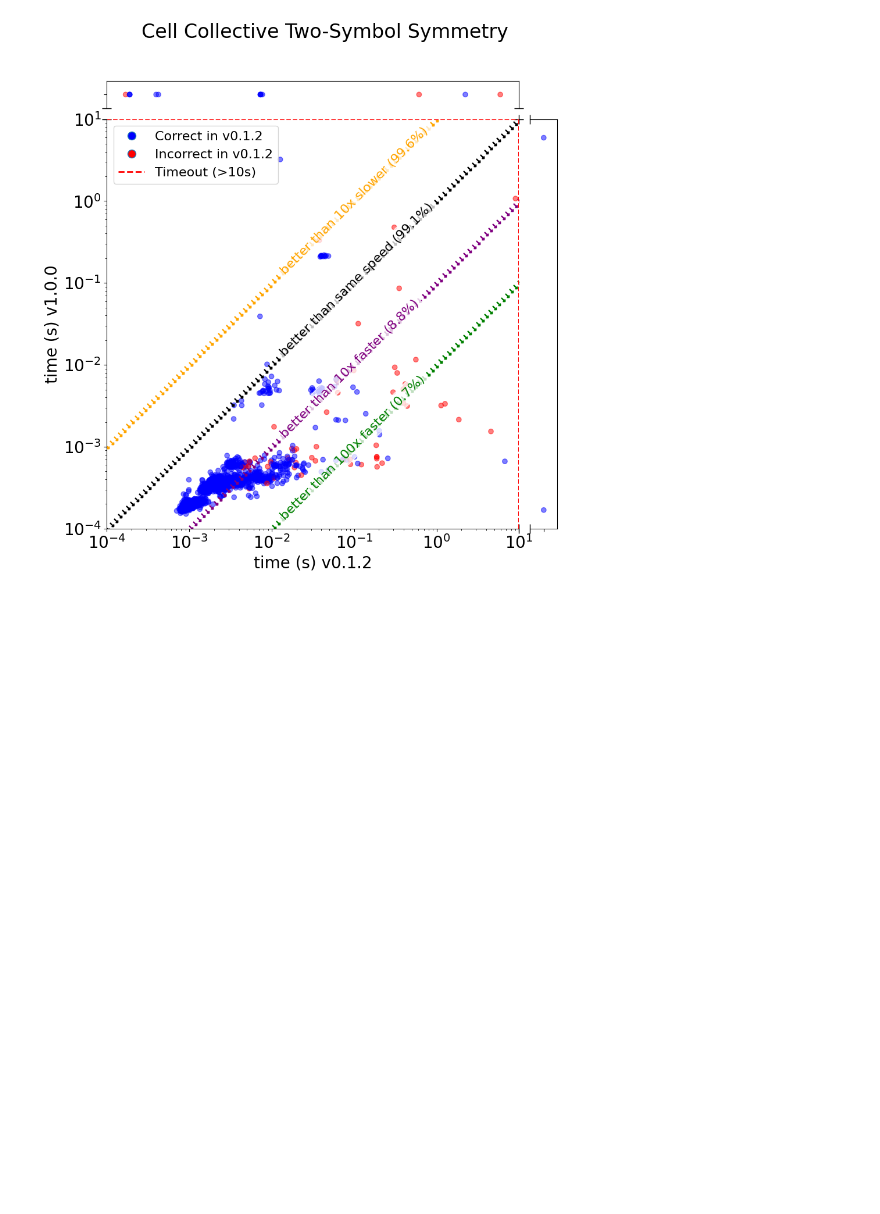
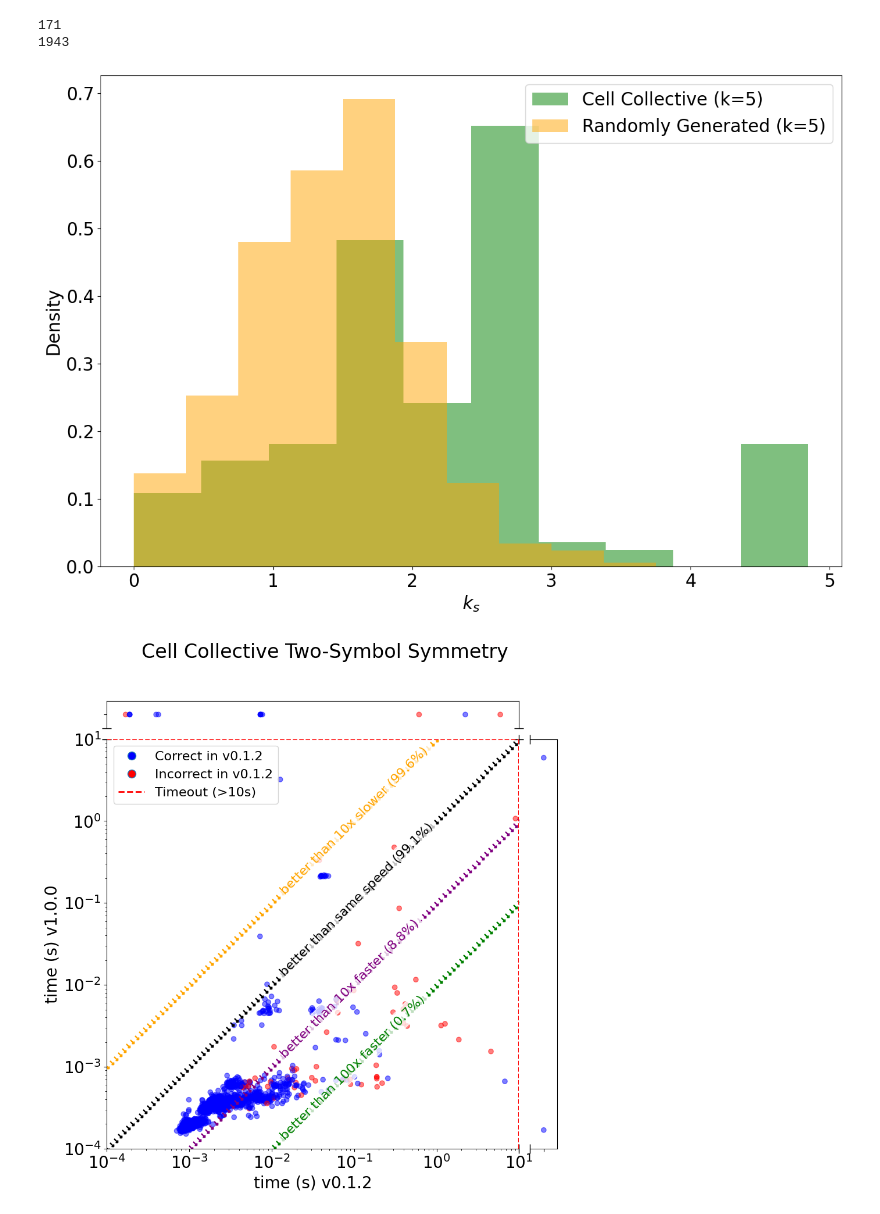
Before and after one commit to CASCI-lab/symmetryInCellCollective, a Jupyter notebook: plots.ipynb, the cells around one changed output. Drawn from its saved outputs; the diff is of its cells as text; code cells hidden in the pictures; blank space fills up the shorter version.

Commit message:
made a new histogram

```diff
--- a/plots.ipynb
+++ b/plots.ipynb
@@ -26,6 +26,34 @@ cc = cc[cc["version"] == "new"].merge(
     on="Unnamed: 0",
     suffixes=("_v1.0.0", "_v0.1.2"),
 )
+# %%
+fig, ax = plt.subplots(1, 1, figsize=(15, 10))
+fig.set_facecolor("white")
+
+ax.hist(
+    cc[cc["k_v1.0.0"] == 5]["ks_v1.0.0"],
+    color="green",
+    alpha=0.5,
+    density=True,
+    label="Cell Collective (k=5)",
+)
+ax.hist(
+    rb["ks_v1.0.0"],
+    color="orange",
+    alpha=0.5,
+    density=True,
+    label="Randomly Generated (k=5)",
+)
+ax.set_xlabel("$k_s$")
+ax.set_ylabel("Density")
+ax.legend()
+fig.show()
+print(len(cc[cc["k_v1.0.0"] == 5]["ks_v1.0.0"]))
+print(len(rb["ks_v1.0.0"]))
+# %% [output]
+171
+1943
+[figure, added]
 # %%
 def plot_time_comp(df, annotation=""):
     # set up figure and axes
```
